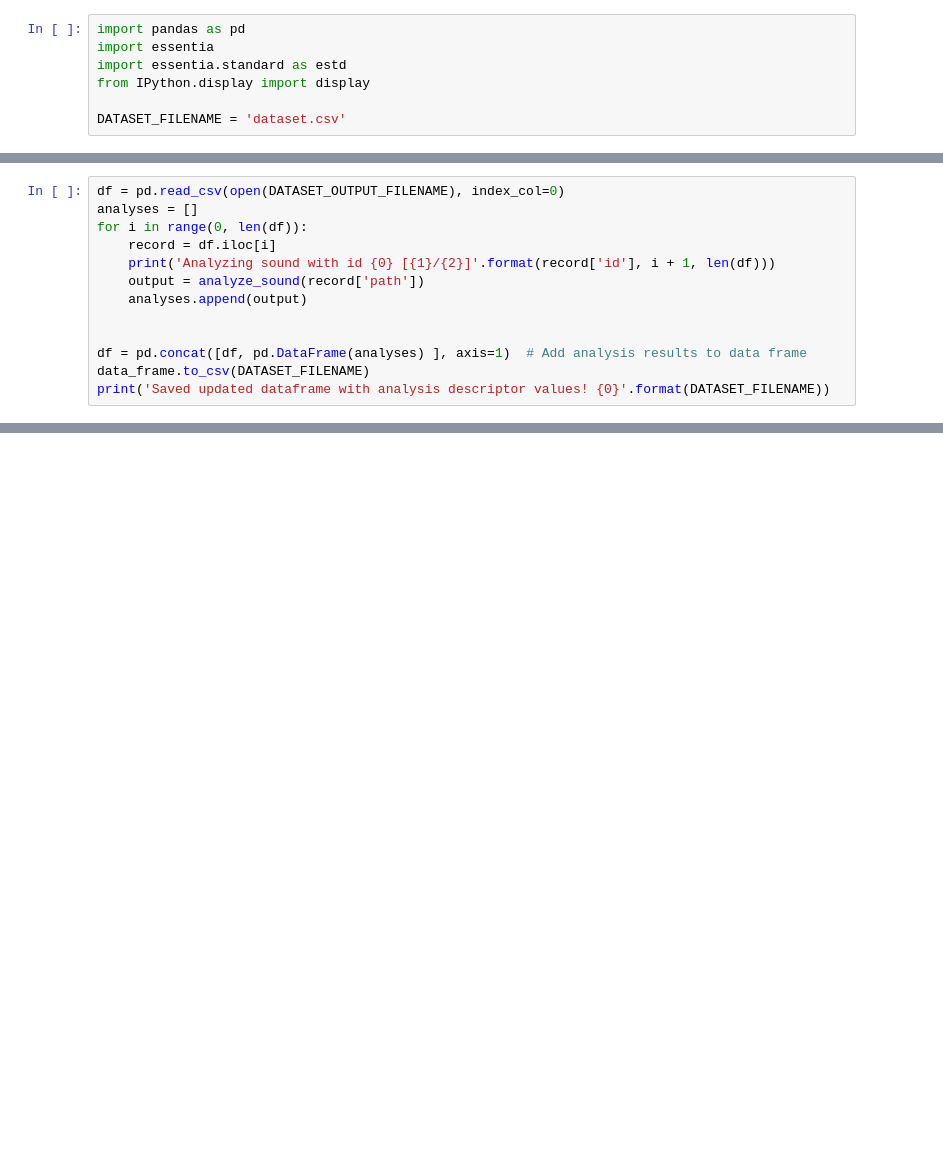
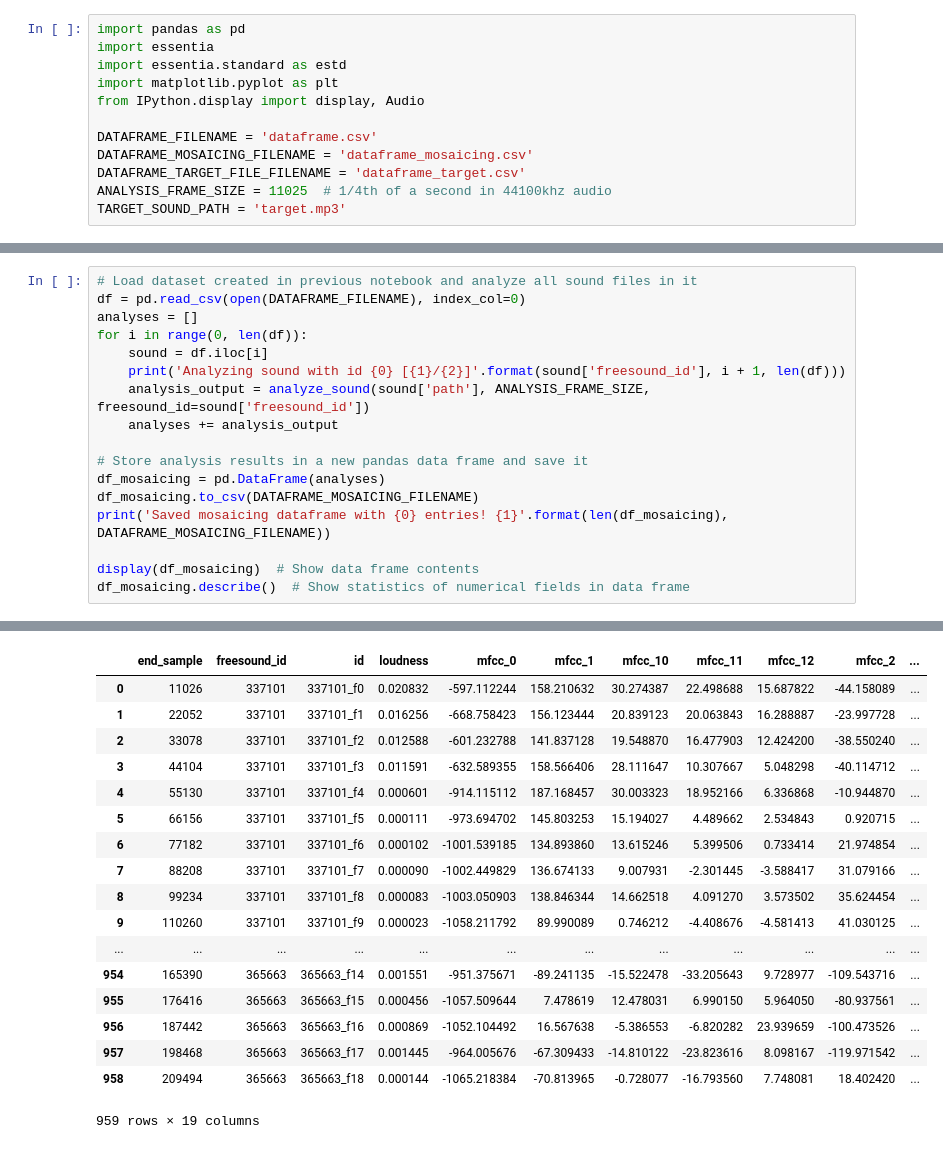
Before and after one commit to ffont/amplab-freesound, a Jupyter notebook: AMPLAB - Analyze dataset.ipynb, the cells around one changed output, grey strips where cells are left out. Cells and saved outputs as stored; diff of their text form; blank space fills up the shorter version.

```diff
--- a/AMPLAB - Analyze dataset.ipynb
+++ b/AMPLAB - Analyze dataset.ipynb
@@ -4,6 +4,11 @@
 import pandas as pd
 import essentia
 import essentia.standard as estd
-from IPython.display import display
+import matplotlib.pyplot as plt
+from IPython.display import display, Audio
 
-DATASET_FILENAME = 'dataset.csv'
+DATAFRAME_FILENAME = 'dataframe.csv'
+DATAFRAME_MOSAICING_FILENAME = 'dataframe_mosaicing.csv'
+DATAFRAME_TARGET_FILE_FILENAME = 'dataframe_target.csv'
+ANALYSIS_FRAME_SIZE = 11025  # 1/4th of a second in 44100khz audio
+TARGET_SOUND_PATH = 'target.mp3'
@@ -43,13 +14,0 @@ def analyze_sound(sound_path):
-# %%
-df = pd.read_csv(open(DATASET_OUTPUT_FILENAME), index_col=0)
-analyses = []
-for i in range(0, len(df)):
-    record = df.iloc[i]
-    print('Analyzing sound with id {0} [{1}/{2}]'.format(record['id'], i + 1, len(df)))
-    output = analyze_sound(record['path'])
-    analyses.append(output)
-
-
-df = pd.concat([df, pd.DataFrame(analyses) ], axis=1)  # Add analysis results to data frame
-data_frame.to_csv(DATASET_FILENAME)
-print('Saved updated dataframe with analysis descriptor values! {0}'.format(DATASET_FILENAME))
@@ -108,0 +72,18 @@ df.describe()
+# %%
+# Load dataset created in previous notebook and analyze all sound files in it
+df = pd.read_csv(open(DATAFRAME_FILENAME), index_col=0)
+analyses = []
+for i in range(0, len(df)):
+    sound = df.iloc[i]
+    print('Analyzing sound with id {0} [{1}/{2}]'.format(sound['freesound_id'], i + 1, len(df)))
+    analysis_output = analyze_sound(sound['path'], ANALYSIS_FRAME_SIZE, freesound_id=sound['freesound_id'])
+    analyses += analysis_output
+
+# Store analysis results in a new pandas data frame and save it
+df_mosaicing = pd.DataFrame(analyses)
+df_mosaicing.to_csv(DATAFRAME_MOSAICING_FILENAME)
+print('Saved mosaicing dataframe with {0} entries! {1}'.format(len(df_mosaicing), DATAFRAME_MOSAICING_FILENAME))
+
+display(df_mosaicing)  # Show data frame contents
+df_mosaicing.describe()  # Show statistics of numerical fields in data frame
+# %% [output]
@@ -108,0 +107,18 @@ df.describe()
+|  | end_sample | freesound_id | id | loudness | mfcc_0 | mfcc_1 | mfcc_10 | mfcc_11 | mfcc_12 | mfcc_2 | ... |
+| 0 | 11026 | 337101 | 337101_f0 | 0.020832 | -597.112244 | 158.210632 | 30.274387 | 22.498688 | 15.687822 | -44.158089 | ... |
+| 1 | 22052 | 337101 | 337101_f1 | 0.016256 | -668.758423 | 156.123444 | 20.839123 | 20.063843 | 16.288887 | -23.997728 | ... |
+| 2 | 33078 | 337101 | 337101_f2 | 0.012588 | -601.232788 | 141.837128 | 19.548870 | 16.477903 | 12.424200 | -38.550240 | ... |
+| 3 | 44104 | 337101 | 337101_f3 | 0.011591 | -632.589355 | 158.566406 | 28.111647 | 10.307667 | 5.048298 | -40.114712 | ... |
+| 4 | 55130 | 337101 | 337101_f4 | 0.000601 | -914.115112 | 187.168457 | 30.003323 | 18.952166 | 6.336868 | -10.944870 | ... |
+| 5 | 66156 | 337101 | 337101_f5 | 0.000111 | -973.694702 | 145.803253 | 15.194027 | 4.489662 | 2.534843 | 0.920715 | ... |
+| 6 | 77182 | 337101 | 337101_f6 | 0.000102 | -1001.539185 | 134.893860 | 13.615246 | 5.399506 | 0.733414 | 21.974854 | ... |
+| 7 | 88208 | 337101 | 337101_f7 | 0.000090 | -1002.449829 | 136.674133 | 9.007931 | -2.301445 | -3.588417 | 31.079166 | ... |
+| 8 | 99234 | 337101 | 337101_f8 | 0.000083 | -1003.050903 | 138.846344 | 14.662518 | 4.091270 | 3.573502 | 35.624454 | ... |
+| 9 | 110260 | 337101 | 337101_f9 | 0.000023 | -1058.211792 | 89.990089 | 0.746212 | -4.408676 | -4.581413 | 41.030125 | ... |
+| ... | ... | ... | ... | ... | ... | ... | ... | ... | ... | ... | ... |
+| 954 | 165390 | 365663 | 365663_f14 | 0.001551 | -951.375671 | -89.241135 | -15.522478 | -33.205643 | 9.728977 | -109.543716 | ... |
+| 955 | 176416 | 365663 | 365663_f15 | 0.000456 | -1057.509644 | 7.478619 | 12.478031 | 6.990150 | 5.964050 | -80.937561 | ... |
+| 956 | 187442 | 365663 | 365663_f16 | 0.000869 | -1052.104492 | 16.567638 | -5.386553 | -6.820282 | 23.939659 | -100.473526 | ... |
+| 957 | 198468 | 365663 | 365663_f17 | 0.001445 | -964.005676 | -67.309433 | -14.810122 | -23.823616 | 8.098167 | -119.971542 | ... |
+| 958 | 209494 | 365663 | 365663_f18 | 0.000144 | -1065.218384 | -70.813965 | -0.728077 | -16.793560 | 7.748081 | 18.402420 | ... |
+959 rows × 19 columns
```
Also changed, not shown: parts of 9 cells of this notebook, 3 other files.
